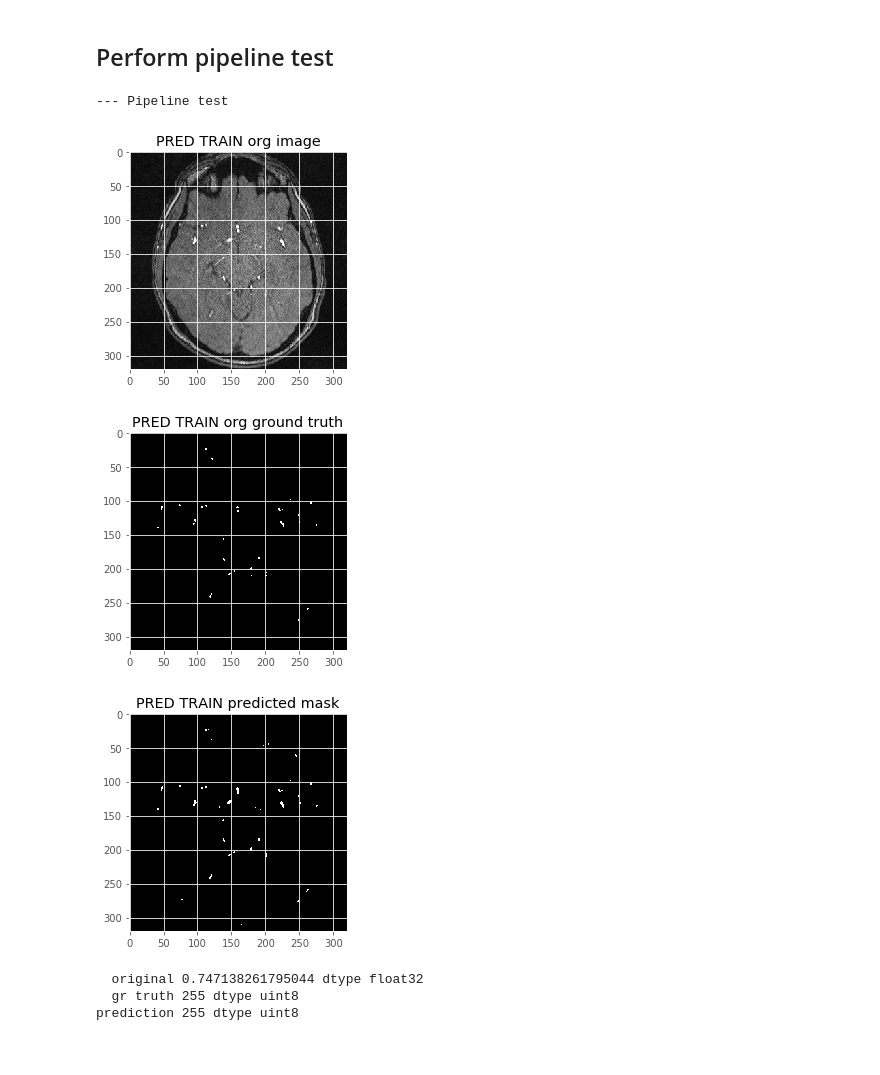
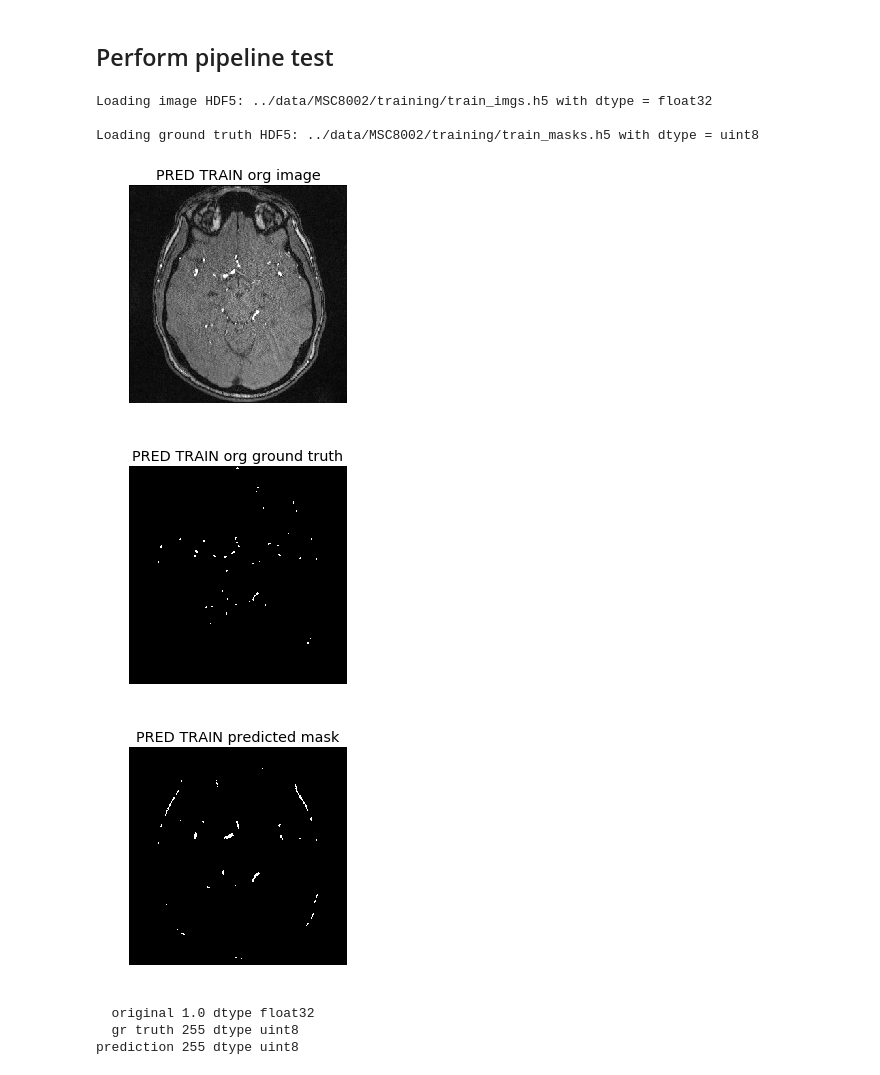
Before and after one commit to GeoffBreemer/DLToolkit, a Jupyter notebook: thesis/DECiSION_train.ipynb, the cells around one changed output. Saved outputs shown, nothing was run; the diff lists cells and outputs as text; code cells hidden in the pictures.

```diff
--- a/thesis/DECiSION_train.ipynb
+++ b/thesis/DECiSION_train.ipynb
@@ -103,8 +104,8 @@ def create_hdf5_db(imgs_list, dn_name, img_path, img_shape, key, ext, settings,
 
         if not is_mask:
         #     image = standardise_single(image)
-            image = mean_subtraction(image)
-            # image=image/255.
+#             image = mean_subtraction(image)
+            image=image/255.
 
         hdf5_writer.add([image], None)
         pbar.update(i)
@@ -460,33 +381,32 @@ Elapsed training time: 9.383333333333333 min
 # %% [markdown]
 ## Perform pipeline test
 # %%
-print("\n--- Pipeline test")
+# Read images and ground truths
+train_imgs = read_preprocess_image(hdf5_paths[0], settings.HDF5_KEY)
+train_grndtr = read_preprocess_groundtruth(hdf5_paths[1], settings.HDF5_KEY)
+
 # For pipeline testing only, predict on one training image
-predictions = model.predict(train_imgs[[0]], batch_size=settings.TRN_BATCH_SIZE, verbose=2)
+predictions = model.predict(train_imgs[[59]], batch_size=settings.TRN_BATCH_SIZE, verbose=2)
 
 # predictions = predictions
 # predictions = convert_pred_to_img_flatten(predictions, settings.TRN_PRED_THRESHOLD)
 predictions = convert_pred_to_img(predictions, settings, settings.TRN_PRED_THRESHOLD)
 
 
-plt.imshow(np.squeeze(train_imgs[0]), cmap='gray')
-plt.title('PRED TRAIN org image')
-plt.show()
-plt.imshow(np.squeeze(train_grndtr[0]), cmap='gray')
-plt.title('PRED TRAIN org ground truth')
-plt.show()
-plt.imshow(np.squeeze(predictions[0]), cmap='gray')
-plt.title('PRED TRAIN predicted mask')
-plt.show()
+show_image(np.squeeze(train_imgs[0]), 'PRED TRAIN org image')
+show_image(np.squeeze(train_grndtr[0]), 'PRED TRAIN org ground truth')
+show_image(np.squeeze(predictions[0]), 'PRED TRAIN predicted mask')
 
 print("  original {} dtype {}".format(np.max(train_imgs[0]), train_imgs[0].dtype))
 print("  gr truth {} dtype {}".format(np.max(train_grndtr[0]), train_grndtr[0].dtype))
 print("prediction {} dtype {}".format(np.max(predictions[0]), predictions[0].dtype))
 # %% [output]
---- Pipeline test
+Loading image HDF5: ../data/MSC8002/training/train_imgs.h5 with dtype = float32
+
+Loading ground truth HDF5: ../data/MSC8002/training/train_masks.h5 with dtype = uint8
-[figure, old version]
+[figure, new version]
-[figure, old version]
+[figure, new version]
-[figure, old version]
+[figure, new version]
-  original 0.747138261795044 dtype float32
+  original 1.0 dtype float32
   gr truth 255 dtype uint8
 prediction 255 dtype uint8
```
Also changed, not shown: parts of 19 cells of this notebook, 9 other files.
